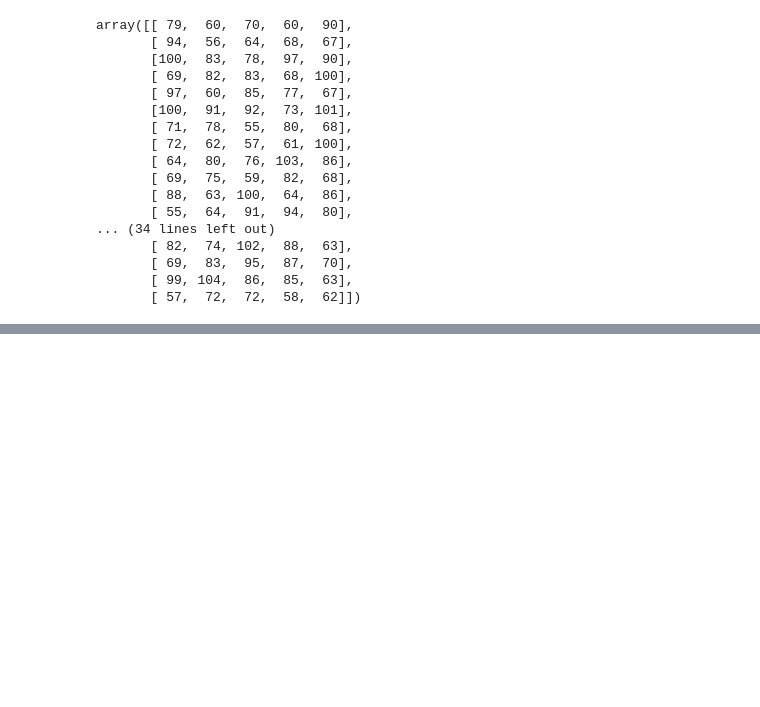
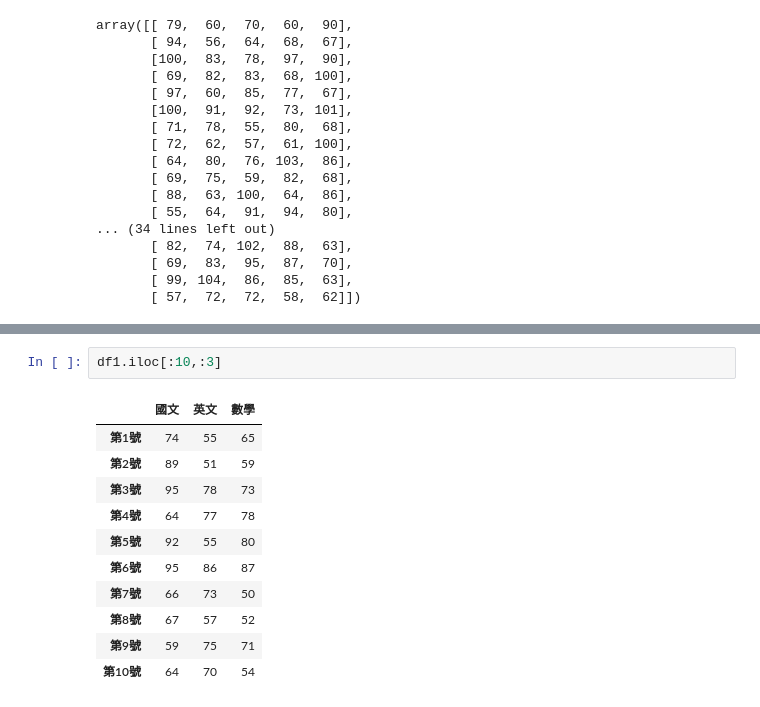
Before and after one commit to Cobratan/_Python-AI_, a Jupyter notebook: lesson11.ipynb, the cells around one changed output, grey strips where cells are left out. Drawn from its saved outputs; the diff is of its cells as text; blank space fills up the shorter version.

```diff
--- a/lesson11.ipynb
+++ b/lesson11.ipynb
@@ -107,0 +125,14 @@ dtype: int64
+# %%
+df1.iloc[:10,:3]
+# %% [output]
+|  | 國文 | 英文 | 數學 |
+| 第1號 | 74 | 55 | 65 |
+| 第2號 | 89 | 51 | 59 |
+| 第3號 | 95 | 78 | 73 |
+| 第4號 | 64 | 77 | 78 |
+| 第5號 | 92 | 55 | 80 |
+| 第6號 | 95 | 86 | 87 |
+| 第7號 | 66 | 73 | 50 |
+| 第8號 | 67 | 57 | 52 |
+| 第9號 | 59 | 75 | 71 |
+| 第10號 | 64 | 70 | 54 |
```
Also changed, not shown: parts of 6 cells of this notebook.
